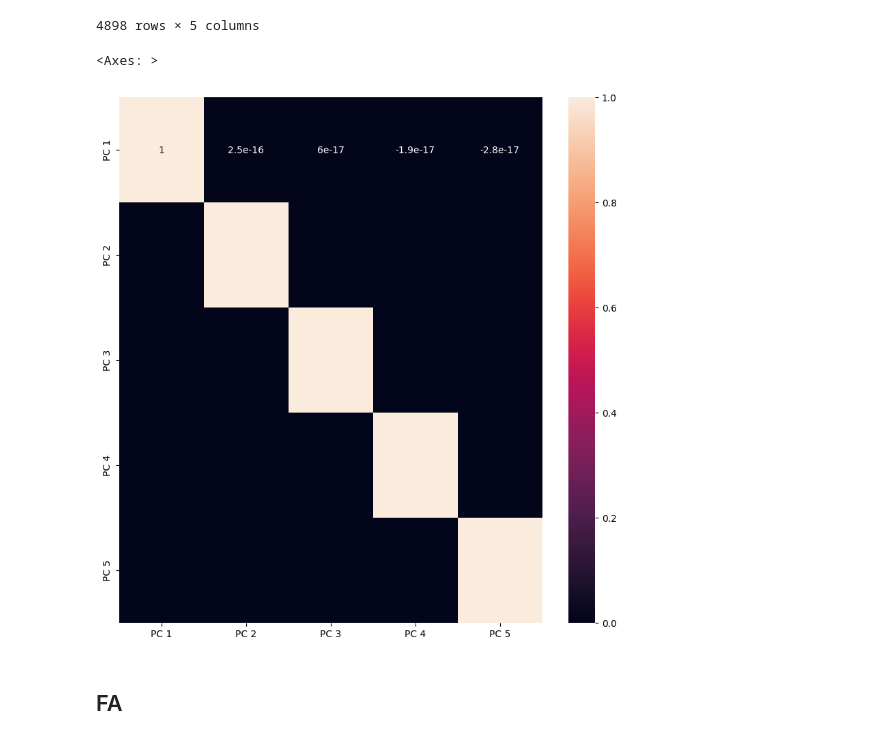
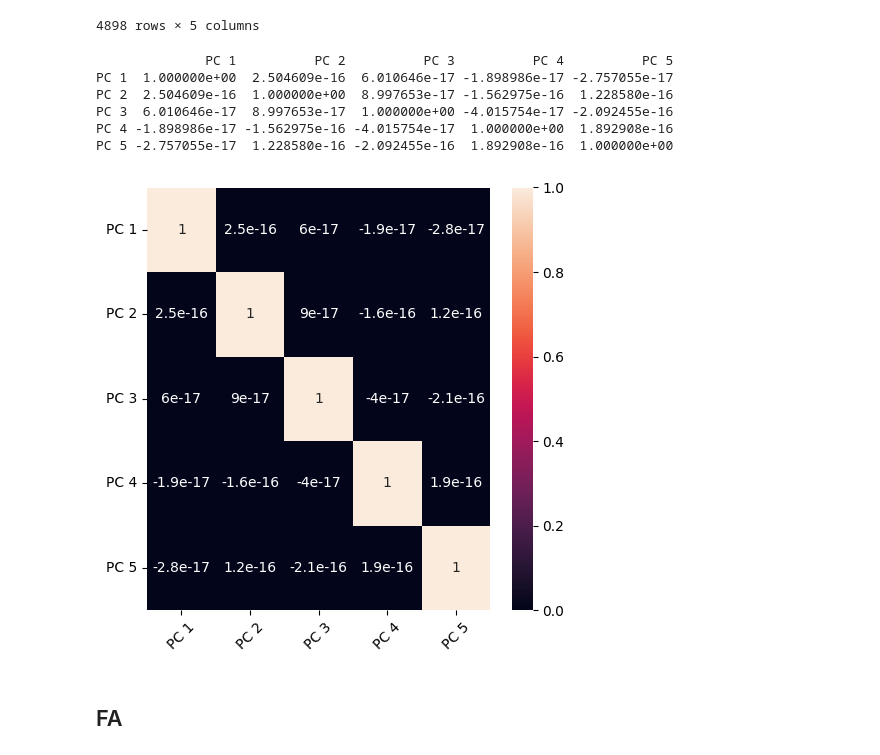
Before and after one commit to rebeckakarras/projekt2, a Jupyter notebook: lab2.ipynb, the cells around one changed output. Drawn from its saved outputs; the diff is of its cells as text; code cells hidden in the pictures.

```diff
--- a/lab2.ipynb
+++ b/lab2.ipynb
@@ -292,13 +283,25 @@ principal_components_df
 # %%
 # visualize correlation with heatmap
 # check correlation among variables
+import matplotlib.pyplot as plt
+import seaborn as sns
 corr = principal_components_df.corr()
-
+print(corr)
 # creat heatmap of correlation
-plt.figure(figsize = [10, 10], facecolor = 'white')
-sns.heatmap(corr, annot = True)
+plt.figure(figsize=[5, 5], facecolor='white')
+sns.heatmap(corr, annot=True)
+plt.xticks(rotation=45)
+plt.yticks(rotation=0)
+plt.tight_layout()
+plt.show()
+#plt.show()
 # %% [output]
-<Axes: >
+              PC 1          PC 2          PC 3          PC 4          PC 5
+PC 1  1.000000e+00  2.504609e-16  6.010646e-17 -1.898986e-17 -2.757055e-17
+PC 2  2.504609e-16  1.000000e+00  8.997653e-17 -1.562975e-16  1.228580e-16
+PC 3  6.010646e-17  8.997653e-17  1.000000e+00 -4.015754e-17 -2.092455e-16
+PC 4 -1.898986e-17 -1.562975e-16 -4.015754e-17  1.000000e+00  1.892908e-16
+PC 5 -2.757055e-17  1.228580e-16 -2.092455e-16  1.892908e-16  1.000000e+00
-[figure, old version]
+[figure, new version]
 # %% [markdown]
 ## FA
```
Also changed, not shown: parts of 13 cells of this notebook.
